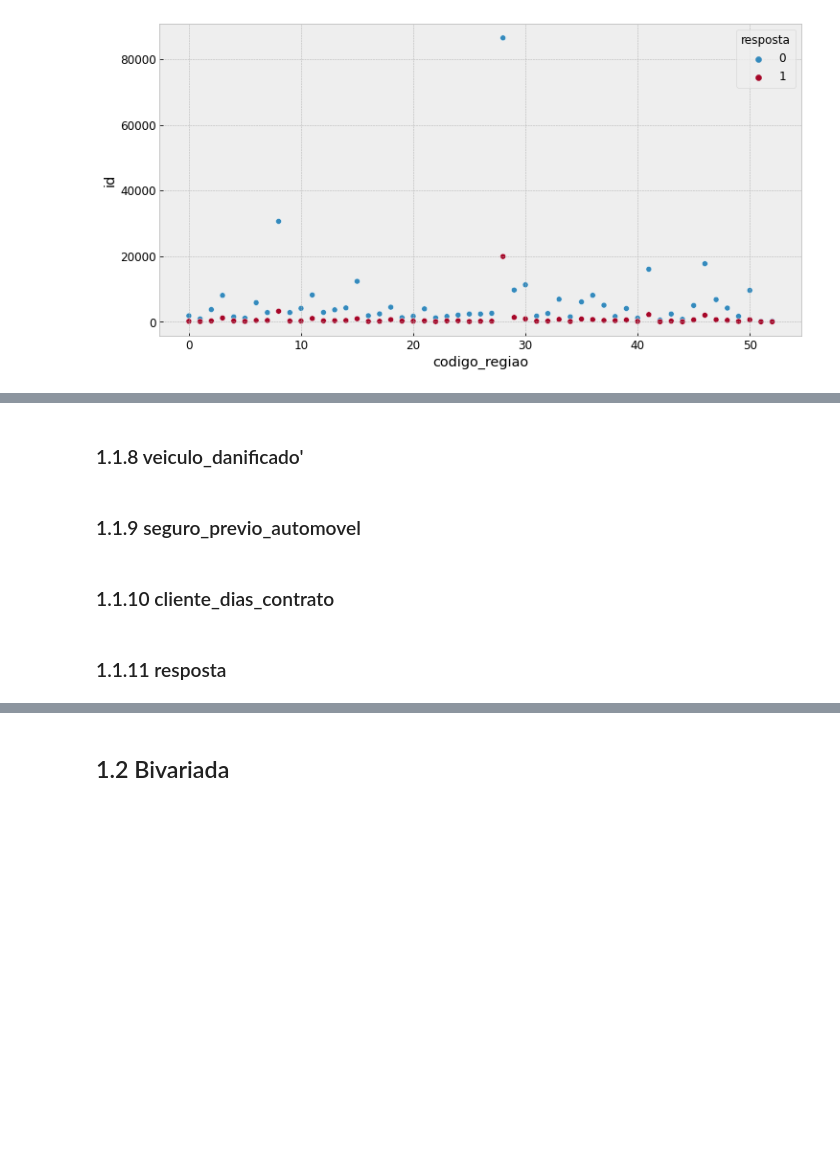
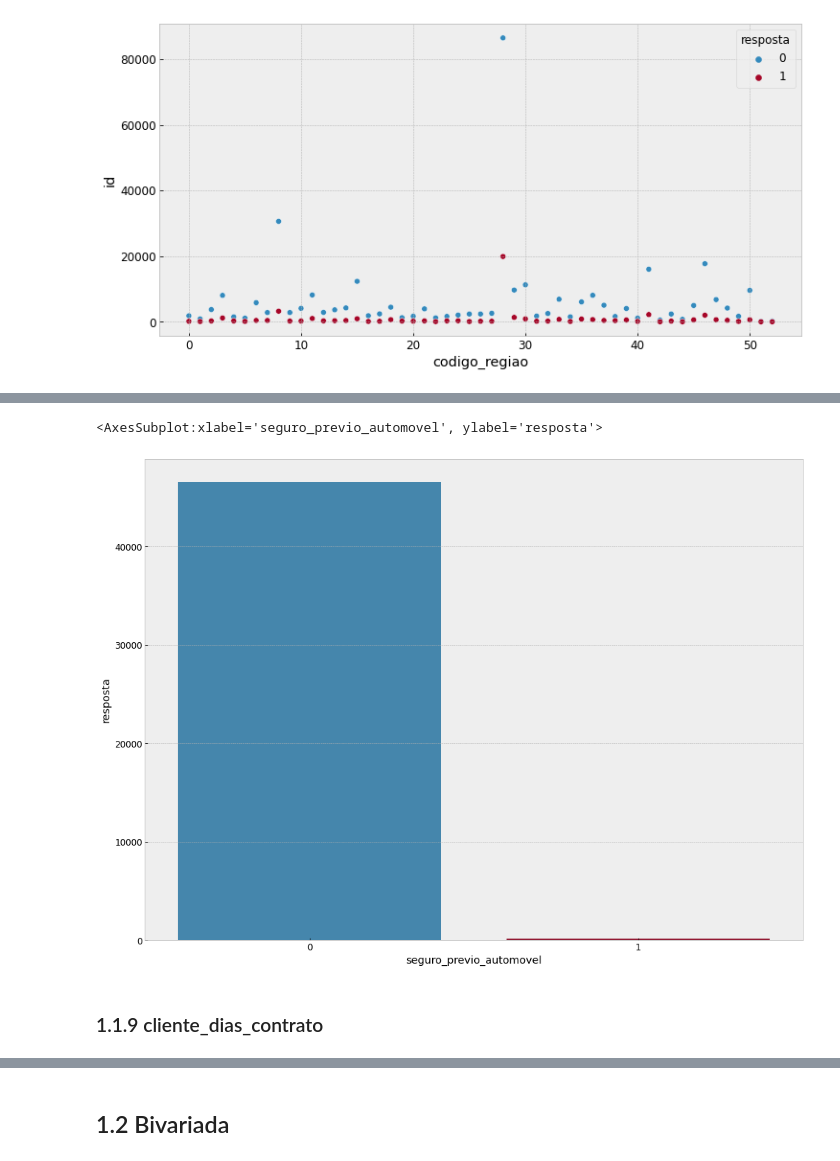
Before and after one commit to Gabrielnbr/estudo_pa004, a Jupyter notebook: notebooks/3.1.a-gabriel-eda.ipynb, the cells around one changed output, grey strips where cells are left out. Drawn from its saved outputs; the diff is of its cells as text; code cells hidden in the pictures; blank space fills up the shorter version.

```diff
--- a/notebooks/3.1.1-gabriel-eda.ipynb
+++ b/notebooks/3.1.a-gabriel-eda.ipynb
@@ -203,2 +263,9 @@ del aux1
+# %%
+#'seguro_previo_automovel'
+aux1 = df3[['seguro_previo_automovel', 'resposta']].groupby(['seguro_previo_automovel']).sum().reset_index()
+sns.barplot(x='seguro_previo_automovel', y='resposta', data=aux1)
+# %% [output]
+<AxesSubplot:xlabel='seguro_previo_automovel', ylabel='resposta'>
+[figure, added]
 # %% [markdown]
-### 1.1.8 veiculo_danificado'
+### 1.1.9 cliente_dias_contrato
@@ -207,2 +271,0 @@ del aux1
-# %% [markdown]
-### 1.1.9 seguro_previo_automovel
@@ -211,2 +271,0 @@ del aux1
-# %% [markdown]
-### 1.1.10 cliente_dias_contrato
@@ -215,2 +271,0 @@ del aux1
-# %% [markdown]
-### 1.1.11 resposta
```
Also changed, not shown: parts of 31 cells of this notebook.
